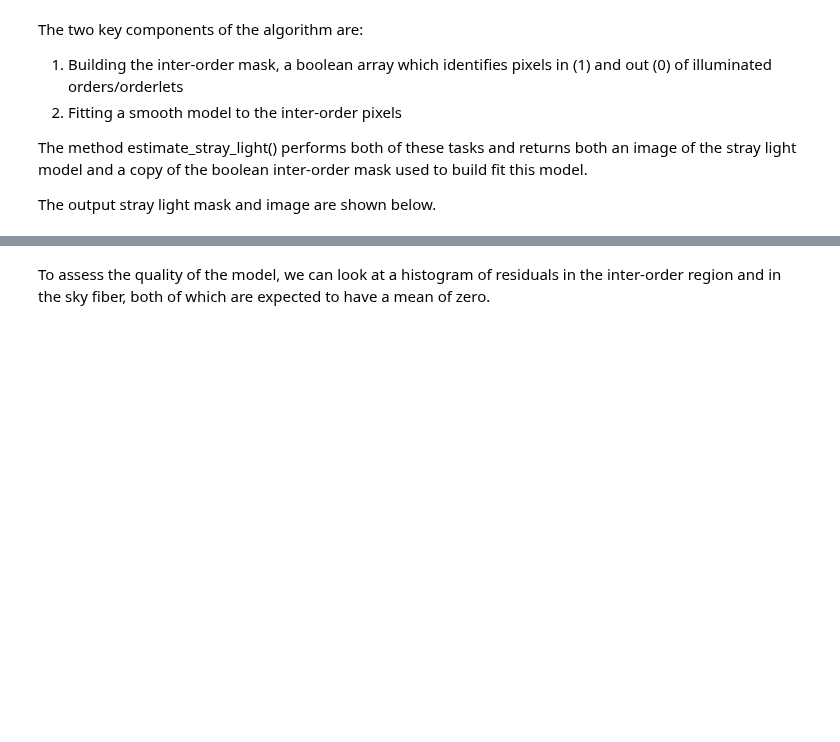
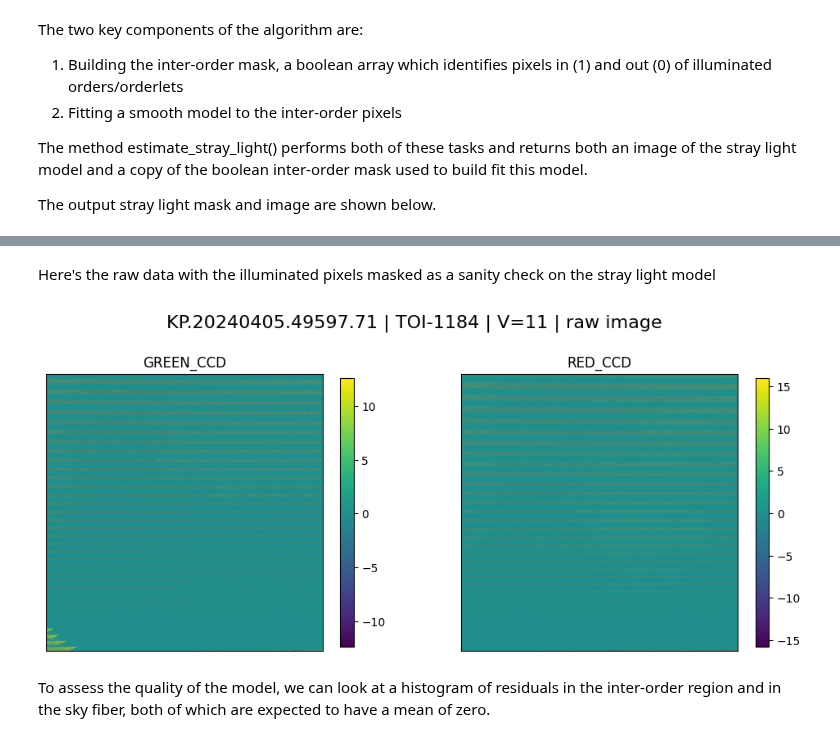
Before and after one commit to Keck-DataReductionPipelines/KPF-Pipeline, a Jupyter notebook: docs/source/tutorials/Stray_Light_Tutorial.ipynb, the cells around one changed output, grey strips where cells are left out. Saved outputs shown, nothing was run; the diff lists cells and outputs as text; code cells hidden in the pictures; blank space fills up the shorter version.

Commit message:
update Stray Light Tutorial

```diff
--- a/docs/source/tutorials/Stray_Light_Tutorial.ipynb
+++ b/docs/source/tutorials/Stray_Light_Tutorial.ipynb
@@ -121,3 +127,27 @@ plt.show()
+# %% [markdown]
+Here's the raw data with the illuminated pixels masked as a sanity check on the stray light model
+# %%
+fig, ax = plt.subplots(1,2, figsize=(12,5))
+
+for i, chip in enumerate(['GREEN', 'RED']):
+    raw_image = np.array(stray_light_modeler.target_2D[f'{chip}_CCD'])
+    model_image = np.array(image[f'{chip}_CCD'])
+    residual_image = (raw_image - model_image) * ~mask[f'{chip}_CCD']
+
+    im = ax[i].imshow(residual_image,
+                      origin='lower',
+                      vmin=np.nanpercentile(residual_image, 0.5),
+                      vmax=np.nanpercentile(residual_image, 99.5)
+                     )
+    cbar = fig.colorbar(im, ax=ax[i], shrink=0.85)
+    ax[i].set_title(f'{chip}_CCD')
+    ax[i].set_xticks([])
+    ax[i].set_yticks([])
+
+plt.suptitle(f"{OBS_ID} | TOI-1184 | V=11 | raw image", fontsize=16)
+plt.show()
+# %% [output]
+[figure, added]
 # %% [markdown]
 To assess the quality of the model, we can look at a histogram of residuals in the inter-order region and in the sky fiber, both of which are expected to have a mean of zero.
 # %%
```
Also changed, not shown: parts of 6 cells of this notebook.
